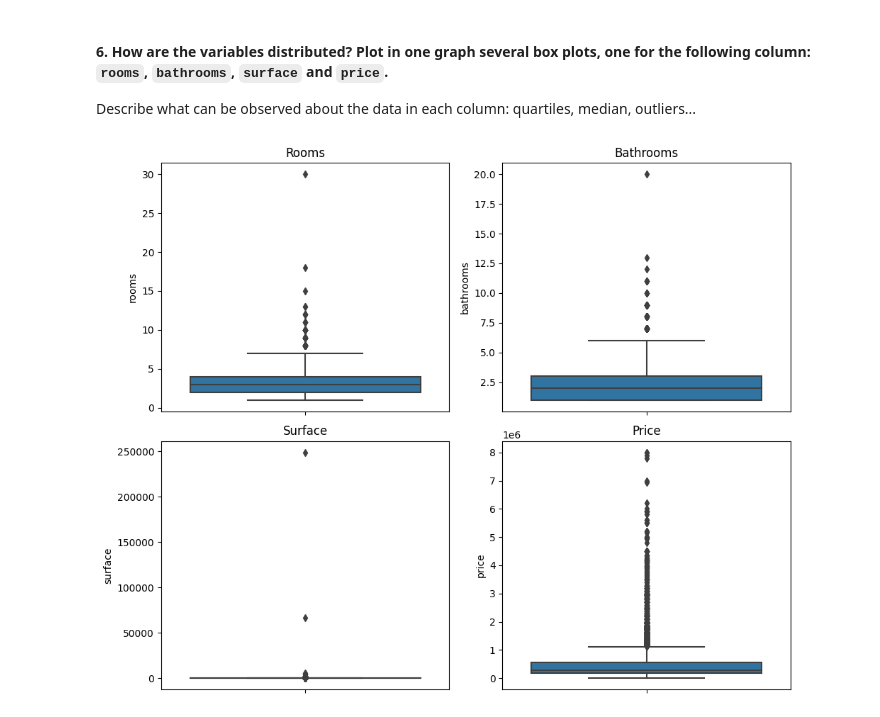
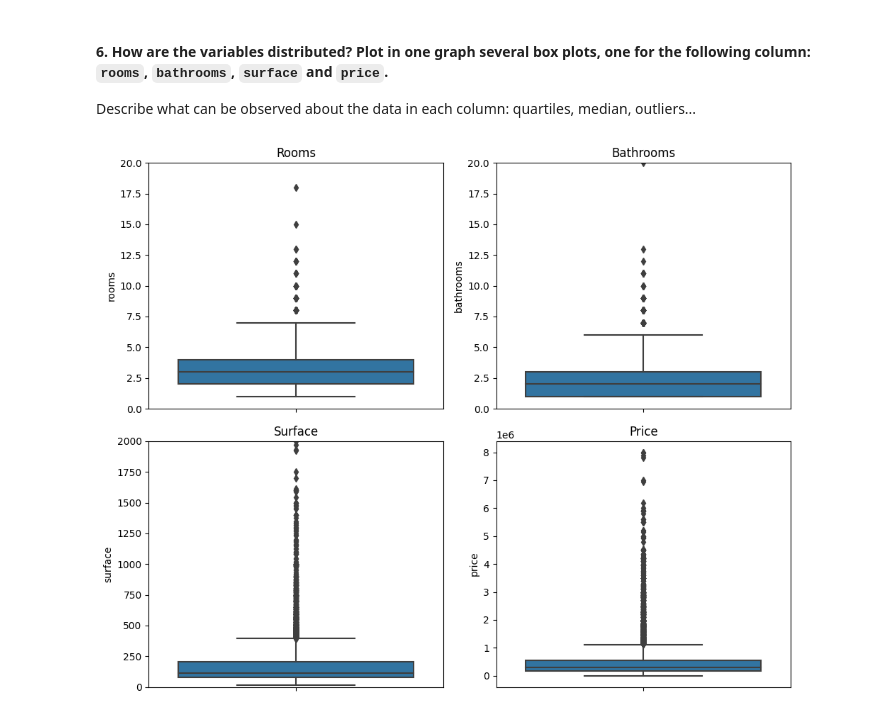
Before and after one commit to 4GeeksAcademy/gustavolima-realestate-review-content-1, a Jupyter notebook: project.ipynb, the cells around one changed output. Saved outputs shown, nothing was run; the diff lists cells and outputs as text; code cells hidden in the pictures.

```diff
--- a/project.ipynb
+++ b/project.ipynb
@@ -71,7 +71,8 @@ dtype: object
 Use an Integer number which refers to a record within the Database.
 # %%
 # Create the new column and with a Lambda iterate integers from 0 to the lenght of the df
-df['id_house'] = df.apply(lambda x: x.name, axis=1)
+df.reset_index(drop=True, inplace=True)
+df['id_house'] = df.index
 
 #Move the column to beginning of the dataframe for better readibility
 df.insert(0, "id_house", df.pop("id_house"))
@@ -251,26 +252,26 @@ Describe what can be observed about the data in each column: quartiles, median,
 # %%
 # Plot a Boxplot for the Variables
 
 import seaborn as sns
 import matplotlib.pyplot as plt
 
 # Create a box plot using Seaborn
 fig, axes = plt.subplots(2, 2, figsize=(10, 8))
-sns.boxplot(ax=axes[0, 0], data=df, y='rooms')
-sns.boxplot(ax=axes[0, 1], data=df, y='bathrooms')
-sns.boxplot(ax=axes[1, 0], data=df, y='surface')
+sns.boxplot(ax=axes[0, 0], data=df, y='rooms').set_ylim(0,20)
+sns.boxplot(ax=axes[0, 1], data=df, y='bathrooms').set_ylim(0, 20)
+sns.boxplot(ax=axes[1, 0], data=df, y='surface').set_ylim(0, 2000)
 sns.boxplot(ax=axes[1, 1], data=df, y='price')
 
 # Set titles for each subplot
 axes[0, 0].set_title('Rooms')
 axes[0, 1].set_title('Bathrooms')
 axes[1, 0].set_title('Surface')
 axes[1, 1].set_title('Price')
 
 # Adjust the layout
 plt.tight_layout()
 
 # Show the plot
 plt.show()
 # %% [output]
-[figure, old version]
+[figure, new version]
```
Also changed, not shown: parts of 2 cells of this notebook, 1 other file.
